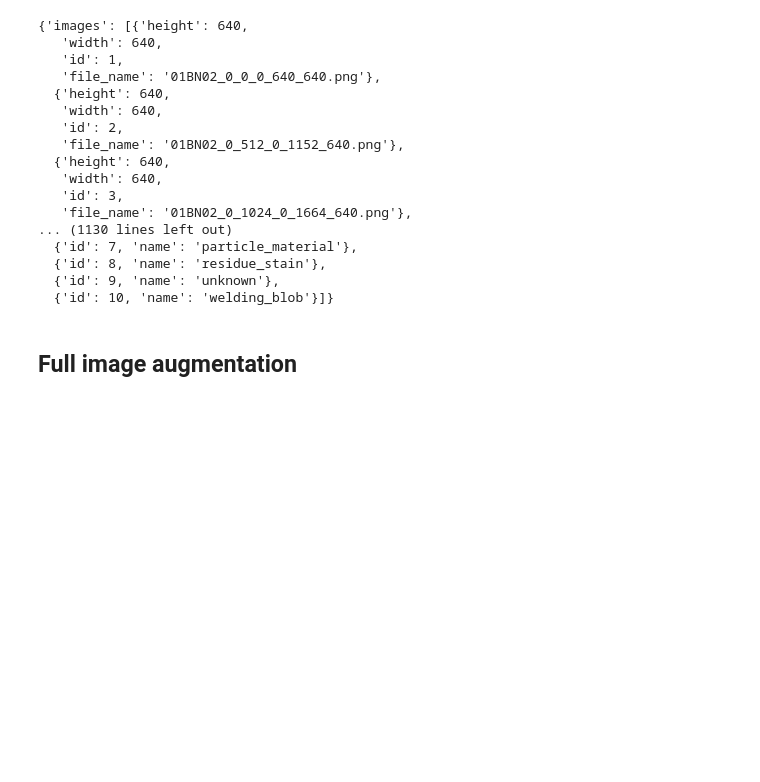
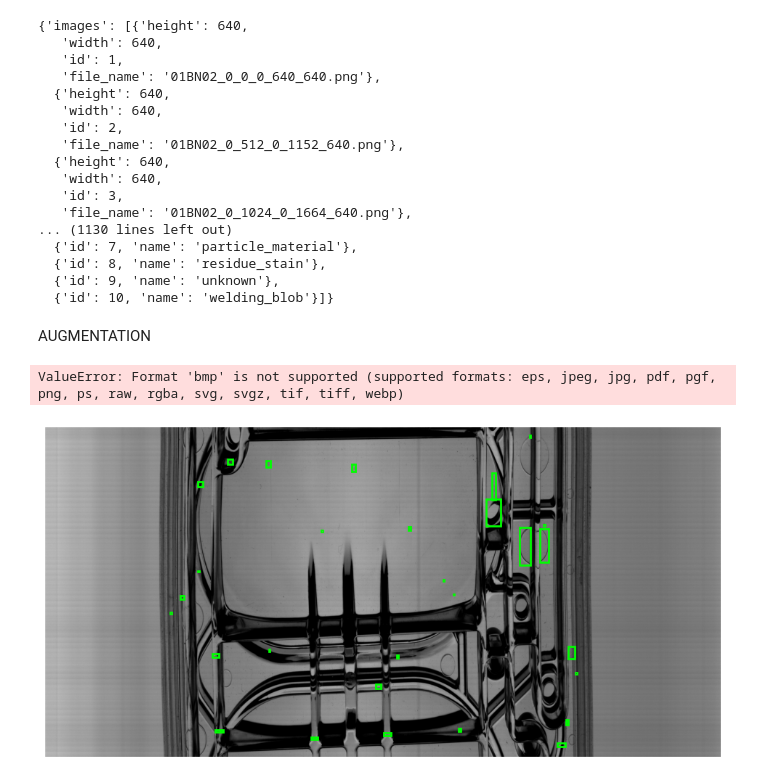
Before and after one commit to Valdarie/mitl_detect_inspection, a Jupyter notebook: preprocessing/classification.ipynb, the cells around one changed output. Cells and saved outputs as stored; diff of their text form; code cells hidden in the pictures; blank space fills up the shorter version.

```diff
--- a/preprocessing/classification.ipynb
+++ b/preprocessing/classification.ipynb
@@ -41,7 +41,7 @@ print(device)
 # %% [output]
 cuda
 # %%
-coco_file_name  = "cassette_val"
+coco_file_name  = "cassette1_val"
 
 # Determine target split from coco_file_name
 target_split = None
@@ -56,7 +56,7 @@ if not target_split:
 
 print(target_split)
 
-DATA_DIR = os.path.join("..", "testy")
+DATA_DIR = os.path.join("..", "data")
 COCO_DIR = os.path.join(DATA_DIR, "coco")
 
 ORG_ANNOTATION_PATH = os.path.join(DATA_DIR, "coco",target_split, f"{coco_file_name}_corrected_coco.json")
@@ -189,2 +186,0 @@ os.mkdir(AUGMENTATION_PATH)
-# %% [markdown]
-## Full image augmentation
@@ -208,0 +198,69 @@ coco_file_name = "cassette1_train"
+# %% [markdown]
+AUGMENTATION
+# %%
+def horizontal_flip_with_bboxes(image_dir, coco_annotations, output_dir, aug_type="horizontal_flip", dataset_type="original"):
+    # Set AUG_SAVE_DIR and AUG_VIEW_DIR based on dataset_type (either "original" or "sliced")
+    AUG_SAVE_DIR = os.path.join(AUGMENTATION_PATH, target_split, dataset_type, aug_type, "each")
+    AUG_VIEW_DIR = os.path.join(AUGMENTATION_PATH, target_split, dataset_type, aug_type)
+
+    os.makedirs(AUG_SAVE_DIR, exist_ok=True)
+    os.makedirs(AUG_VIEW_DIR, exist_ok=True)
+
+    augmentation_pipeline = A.Compose([
+        A.HorizontalFlip(p=1.0)
+    ], bbox_params=A.BboxParams(format="coco", label_fields=["class_labels"]))
+
+    for img in coco_annotations["images"]:
+        file_name = img["file_name"]
+        image_id = img["id"]
+
+        # Load image and associated bounding boxes and labels
+        image_path = os.path.join(image_dir, file_name)
+        image = cv2.imread(image_path)
+        image = cv2.cvtColor(image, cv2.COLOR_BGR2RGB)
+
+        # Get bounding boxes and labels
+        bboxes = [ann["bbox"] for ann in coco_annotations["annotations"] if ann["image_id"] == image_id]
+        class_labels = [ann["category_id"] for ann in coco_annotations["annotations"] if ann["image_id"] == image_id]
+
+        # Apply augmentation
+        augmented = augmentation_pipeline(image=image, bboxes=bboxes, class_labels=class_labels)
+        augmented_image = augmented["image"]
+        augmented_bboxes = augmented["bboxes"]
+
+        # Convert image back to BGR for saving the plain (non-bounding-box) version
+        augmented_image_bgr = cv2.cvtColor(augmented_image, cv2.COLOR_RGB2BGR)
+        output_image_path = os.path.join(AUG_SAVE_DIR, f"{aug_type}_{file_name}")
+        cv2.imwrite(output_image_path, augmented_image_bgr)
+
+        # Plot augmented image with bounding boxes
+        fig, ax = plt.subplots(1, 1, figsize=(12, 9))
+        ax.imshow(augmented_image)
+
+        # Draw each bounding box
+        for bbox in augmented_bboxes:
+            x, y, width, height = bbox
+            rect = plt.Rectangle((x, y), width, height, linewidth=2, edgecolor="lime", facecolor="none")
+            ax.add_patch(rect)
+
+        ax.axis("off")
+        # Save the augmented image with bounding boxes to AUG_VIEW_DIR
+        vis_output_path = os.path.join(AUG_VIEW_DIR, f"{aug_type}_{file_name}")
+        fig.savefig(vis_output_path, bbox_inches="tight", pad_inches=0.1)
+        plt.close(fig)
+
+        # Update COCO JSON with augmented bounding boxes
+        for ann, new_bbox in zip([ann for ann in coco_annotations["annotations"] if ann["image_id"] == image_id], augmented_bboxes):
+            ann["bbox"] = new_bbox
+
+    # Save the updated COCO JSON annotations
+    augmented_json_path = os.path.join(output_dir, f"{coco_file_name}_{aug_type}.json")
+    save_json(coco_annotations, augmented_json_path)
+    print(f"Augmented annotations saved to {augmented_json_path}")
+
+# Run the function for both original and sliced cases
+horizontal_flip_with_bboxes(IMAGE_DIR, coco_dict, os.path.join(AUGMENTATION_PATH, target_split, "original", "horizontal_flip"), dataset_type="original")
+horizontal_flip_with_bboxes(SLICED_IMAGE_DIR, slc_dict, os.path.join(AUGMENTATION_PATH, target_split, "sliced", "horizontal_flip"), dataset_type="sliced")
+# %% [output]
+ValueError: Format 'bmp' is not supported (supported formats: eps, jpeg, jpg, pdf, pgf, png, ps, raw, rgba, svg, svgz, tif, tiff, webp)
+[figure, added]
```
Also changed, not shown: parts of 7 cells of this notebook, 2 other files.
